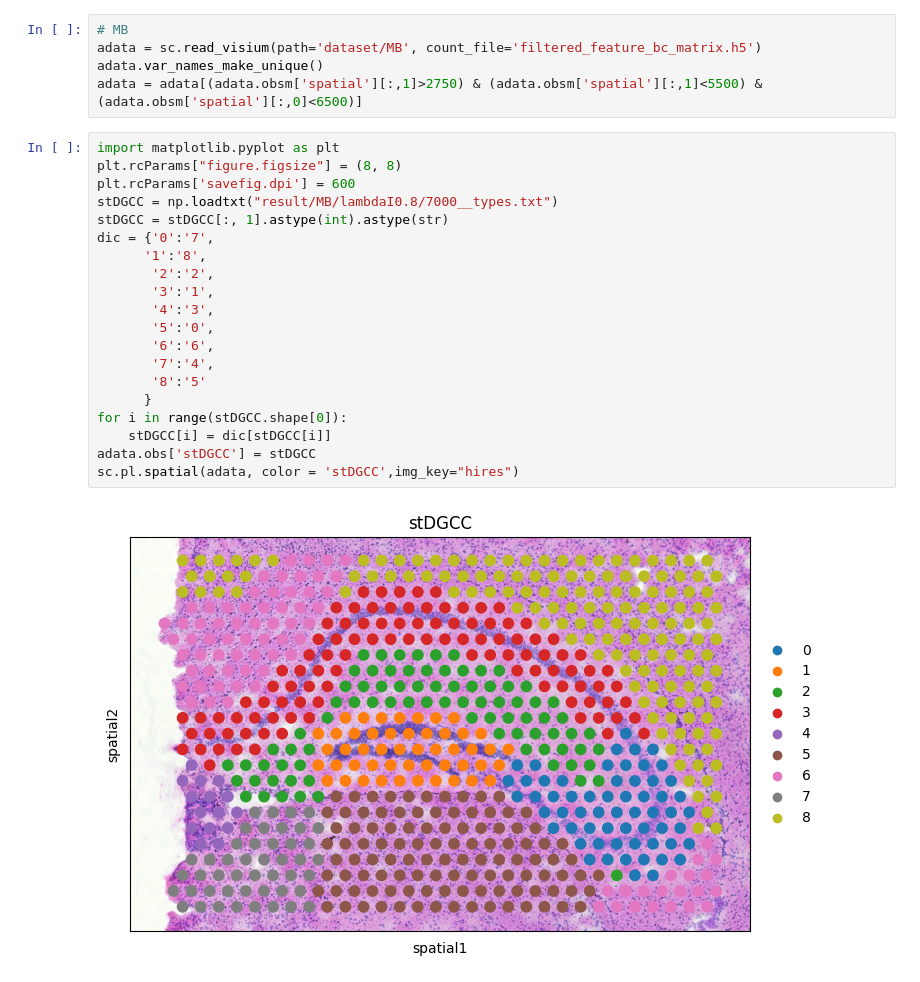
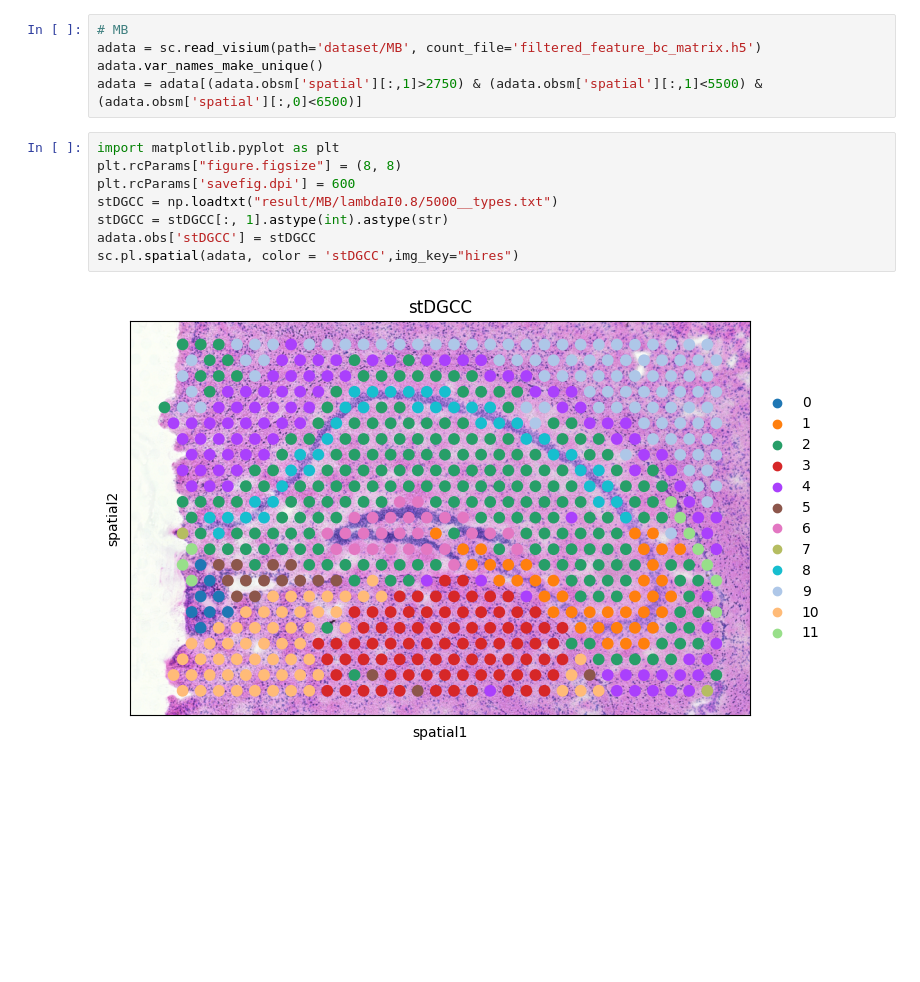
Before and after one commit to TimE9527/stDGCC, a Jupyter notebook: ARI&NMI.ipynb, the cells around one changed output. Drawn from its saved outputs; the diff is of its cells as text; blank space fills up the shorter version.

```diff
--- a/ARI&NMI.ipynb
+++ b/ARI&NMI.ipynb
@@ -111,22 +97,10 @@ adata = adata[(adata.obsm['spatial'][:,1]>2750) & (adata.obsm['spatial'][:,1]<55
 # %%
 import matplotlib.pyplot as plt
 plt.rcParams["figure.figsize"] = (8, 8)
 plt.rcParams['savefig.dpi'] = 600
-stDGCC = np.loadtxt("result/MB/lambdaI0.8/7000__types.txt")
+stDGCC = np.loadtxt("result/MB/lambdaI0.8/5000__types.txt")
 stDGCC = stDGCC[:, 1].astype(int).astype(str)
-dic = {'0':'7',
-      '1':'8',
-       '2':'2',
-       '3':'1',
-       '4':'3',
-       '5':'0',
-       '6':'6',
-       '7':'4',
-       '8':'5'
-      }
-for i in range(stDGCC.shape[0]):
-    stDGCC[i] = dic[stDGCC[i]]
 adata.obs['stDGCC'] = stDGCC
 sc.pl.spatial(adata, color = 'stDGCC',img_key="hires")
 # %% [output]
-[figure, old version]
+[figure, new version]
```
Also changed, not shown: parts of 3 cells of this notebook, 12 other files.
